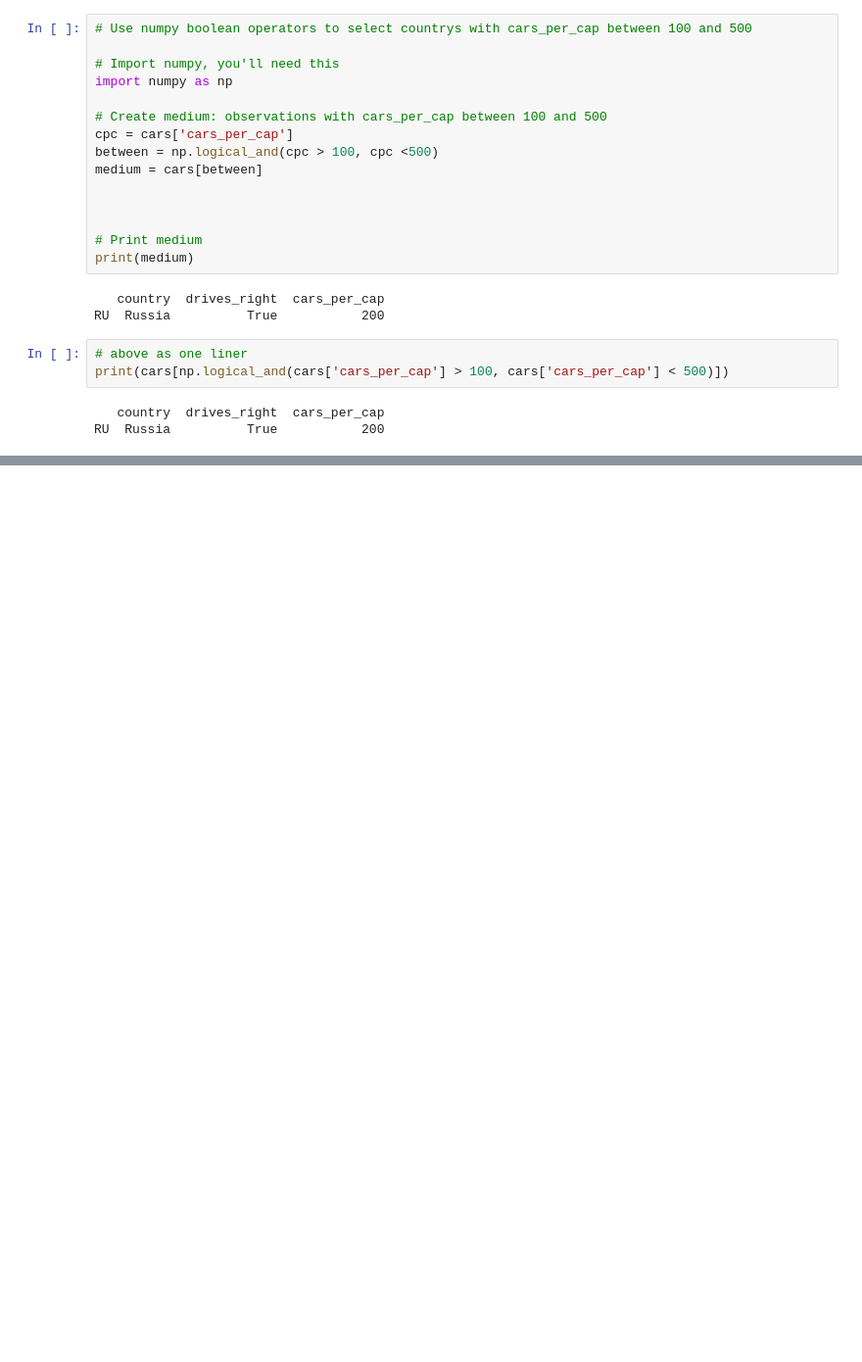
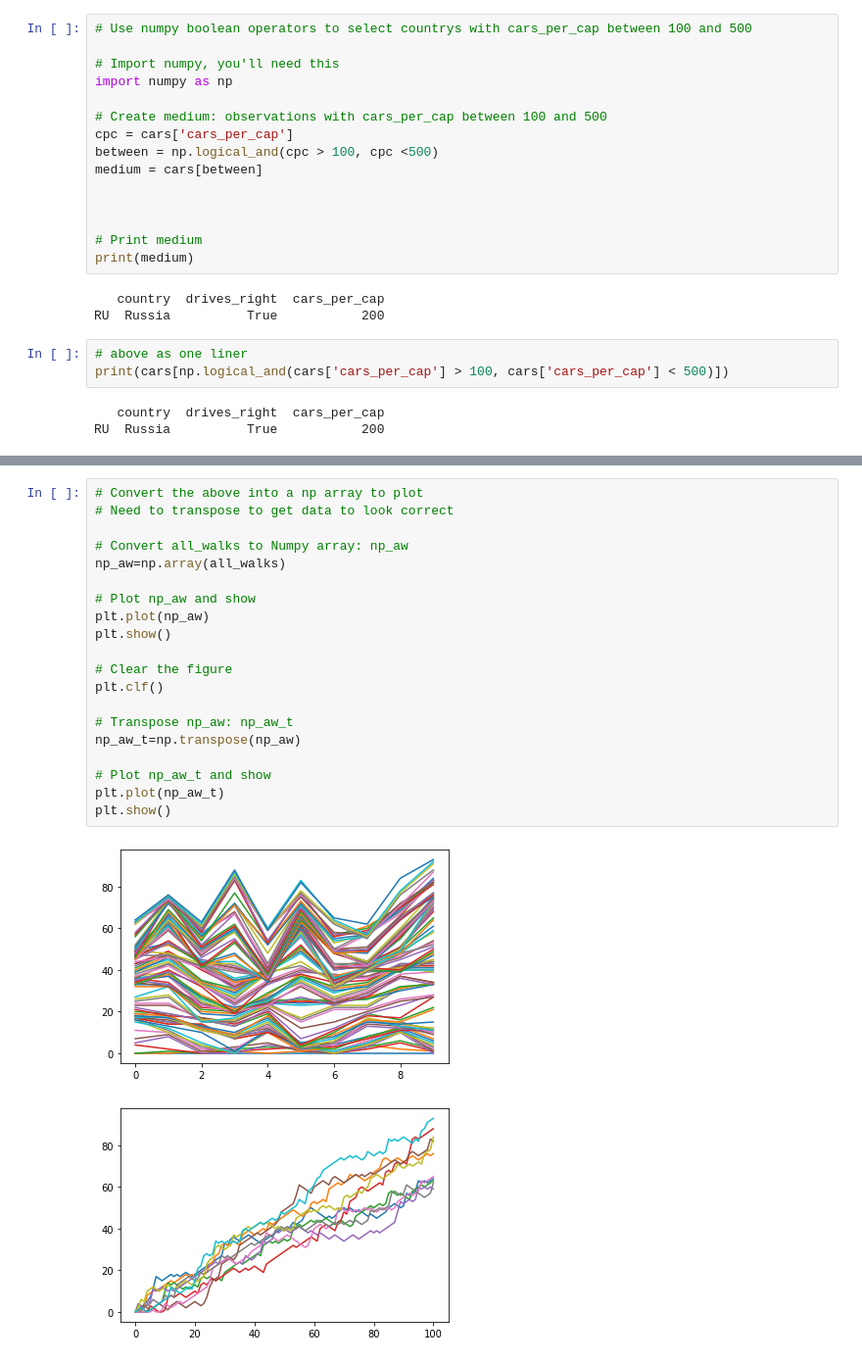
Before and after one commit to DCox88/Code, a Jupyter notebook: python/datacamp_data_scientist_with_python_track/2 - Intermediate Python.ipynb, the cells around one changed output, grey strips where cells are left out. Shown at 98% size. Drawn from its saved outputs; the diff is of its cells as text; blank space fills up the shorter version.

```diff
--- a/python/datacamp_data_scientist_with_python_track/2 - Intermediate Python.ipynb
+++ b/python/datacamp_data_scientist_with_python_track/2 - Intermediate Python.ipynb
@@ -643,0 +1056,23 @@ RU  Russia          True           200
+# %%
+# Convert the above into a np array to plot
+# Need to transpose to get data to look correct
+
+# Convert all_walks to Numpy array: np_aw
+np_aw=np.array(all_walks)
+
+# Plot np_aw and show
+plt.plot(np_aw)
+plt.show()
+
+# Clear the figure
+plt.clf()
+
+# Transpose np_aw: np_aw_t
+np_aw_t=np.transpose(np_aw)
+
+# Plot np_aw_t and show
+plt.plot(np_aw_t)
+plt.show()
+# %% [output]
+[figure, added]
+[figure, added]
```
Also changed, not shown: parts of 30 cells of this notebook.
